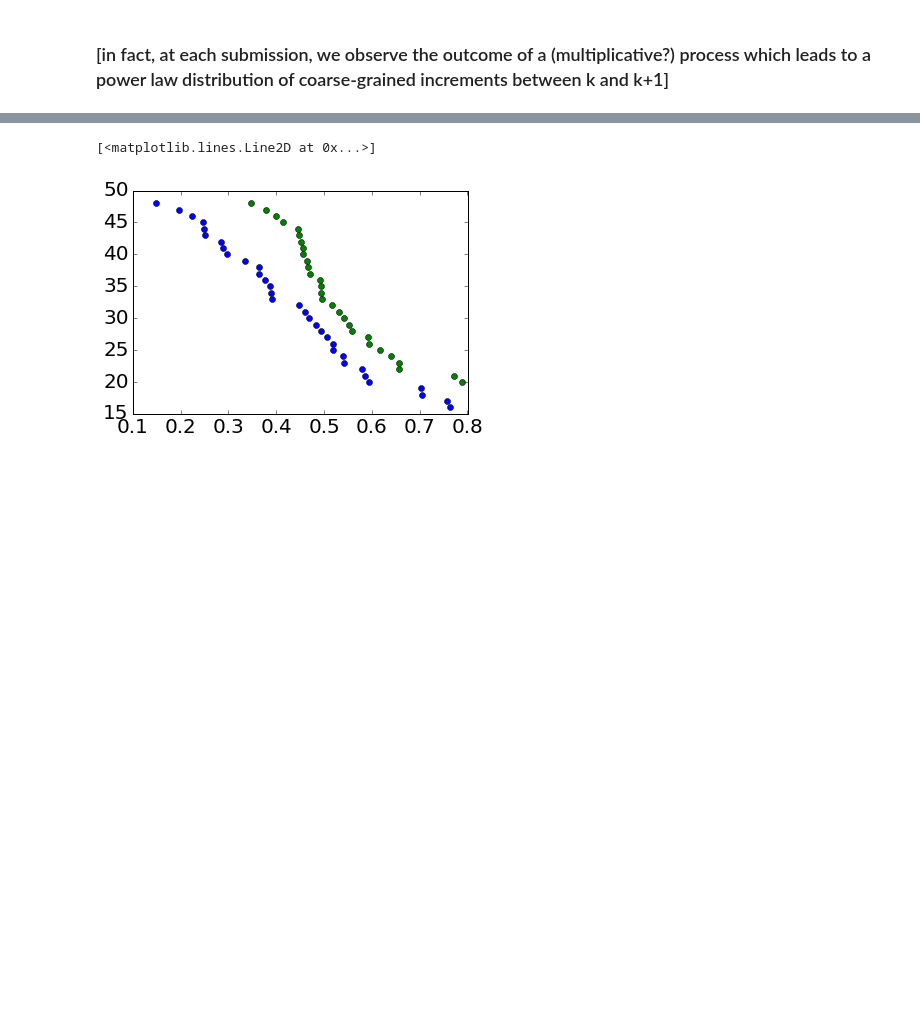
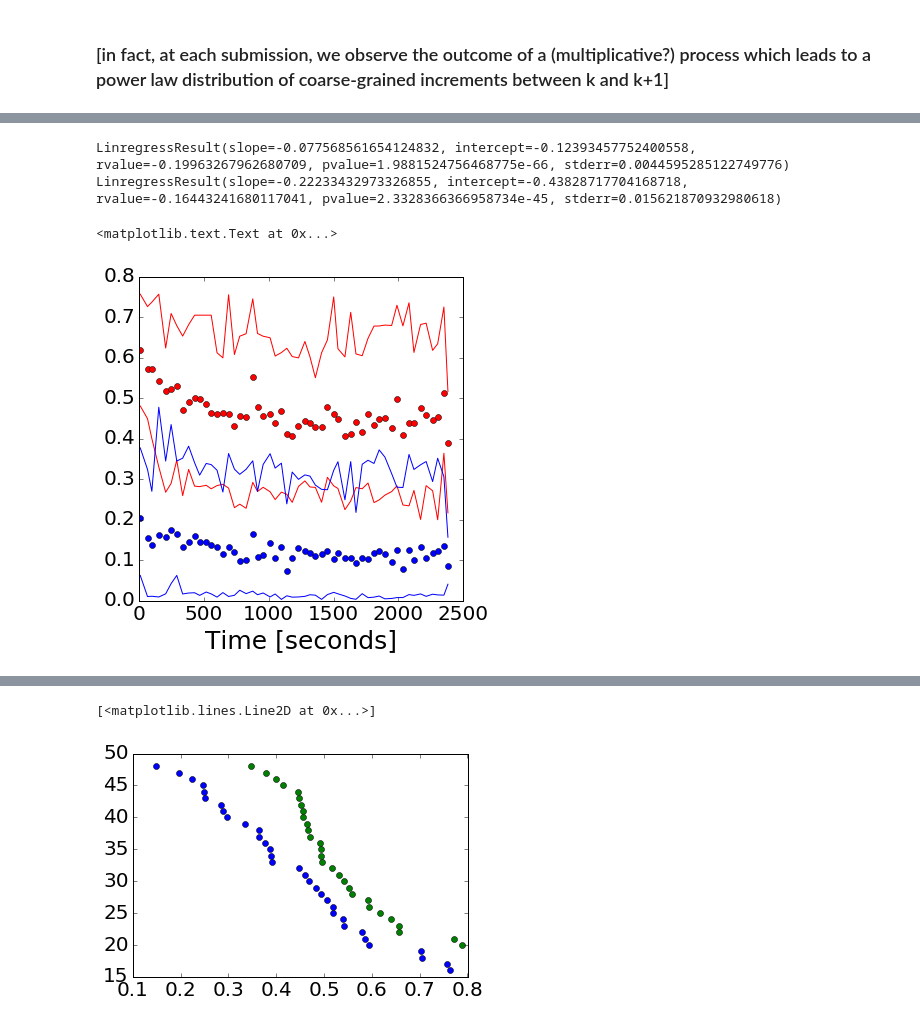
Before and after one commit to wazaahhh/bayesLearn, a Jupyter notebook: scripts/bayesLearn.ipynb, the cells around one changed output, grey strips where cells are left out. Saved outputs shown, nothing was run; the diff lists cells and outputs as text; code cells hidden in the pictures; blank space fills up the shorter version.

Commit message:
added divergence versus score

```diff
--- a/scripts/bayesLearn.ipynb
+++ b/scripts/bayesLearn.ipynb
@@ -74,25 +13,5 @@ def binning(x,y,bins,log_10=False,confinter=5):
 # %% [markdown]
 ### [in fact, at each submission, we observe the outcome of a (multiplicative?) process which leads to a power law distribution of coarse-grained increments between k and k+1]
-# %%
-fig_width_pt = 420.0  # Get this from LaTeX using \showthe\columnwidth
-inches_per_pt = 1.0 / 72.27  # Convert pt to inch
-golden_mean = (np.sqrt(5) - 1.0) / 2.0  # Aesthetic ratio
-fig_width = fig_width_pt * inches_per_pt  # width in inches
-fig_height = fig_width  # *golden_mean      # height in inches
-fig_size = [fig_width, fig_height]
-
-params = {'backend': 'ps',
-          'axes.labelsize': 25,
-          'text.fontsize': 32,
-          'legend.fontsize': 18,
-          #'title.fontsize': 20,
-          'xtick.labelsize': 20,
-          'ytick.labelsize': 20,
-          'text.usetex': False,
-          'figure.figsize': fig_size}
-pl.rcParams.update(params)
-# %%
-dir = "/Users/maithoma/github/bayesLearn/scripts/"
 # %%
 simplName = "simpleConvergenceMeans"
 complName = "complexConvergenceMeans"
@@ -127,0 +47,3 @@ complex_distances = loadDistances(treatment="complex",remove_duplicates=False)
+# %%
+treatment = "simple"
+treatment_dic = pd.read_pickle(dir + "Data/%s_models"%treatment)
@@ -127,0 +179,18 @@ complex_distances = loadDistances(treatment="complex",remove_duplicates=False)
+# %%
+B = binning(I,Score,60,confinter=5)
+
+pl.plot(B['bins'],B['mean'],'ro')
+pl.plot(B['bins'],B['percUp'],'r-')
+pl.plot(B['bins'],B['percDown'],'r-')
+
+B = binning(I,Divergence,60,confinter=5)
+
+pl.plot(B['bins'],B['mean'],'bo')
+pl.plot(B['bins'],B['percUp'],'b-')
+pl.plot(B['bins'],B['percDown'],'b-')
+pl.xlabel("Time [seconds]")
+# %% [output]
+LinregressResult(slope=-0.077568561654124832, intercept=-0.12393457752400558, rvalue=-0.19963267962680709, pvalue=1.9881524756468775e-66, stderr=0.0044595285122749776)
+LinregressResult(slope=-0.22233432973326855, intercept=-0.43828717704168718, rvalue=-0.16443241680117041, pvalue=2.3328366366958734e-45, stderr=0.015621870932980618)
+<matplotlib.text.Text at 0x...>
+[figure, added]
```
Also changed, not shown: parts of 25 cells of this notebook, 2 other files.
